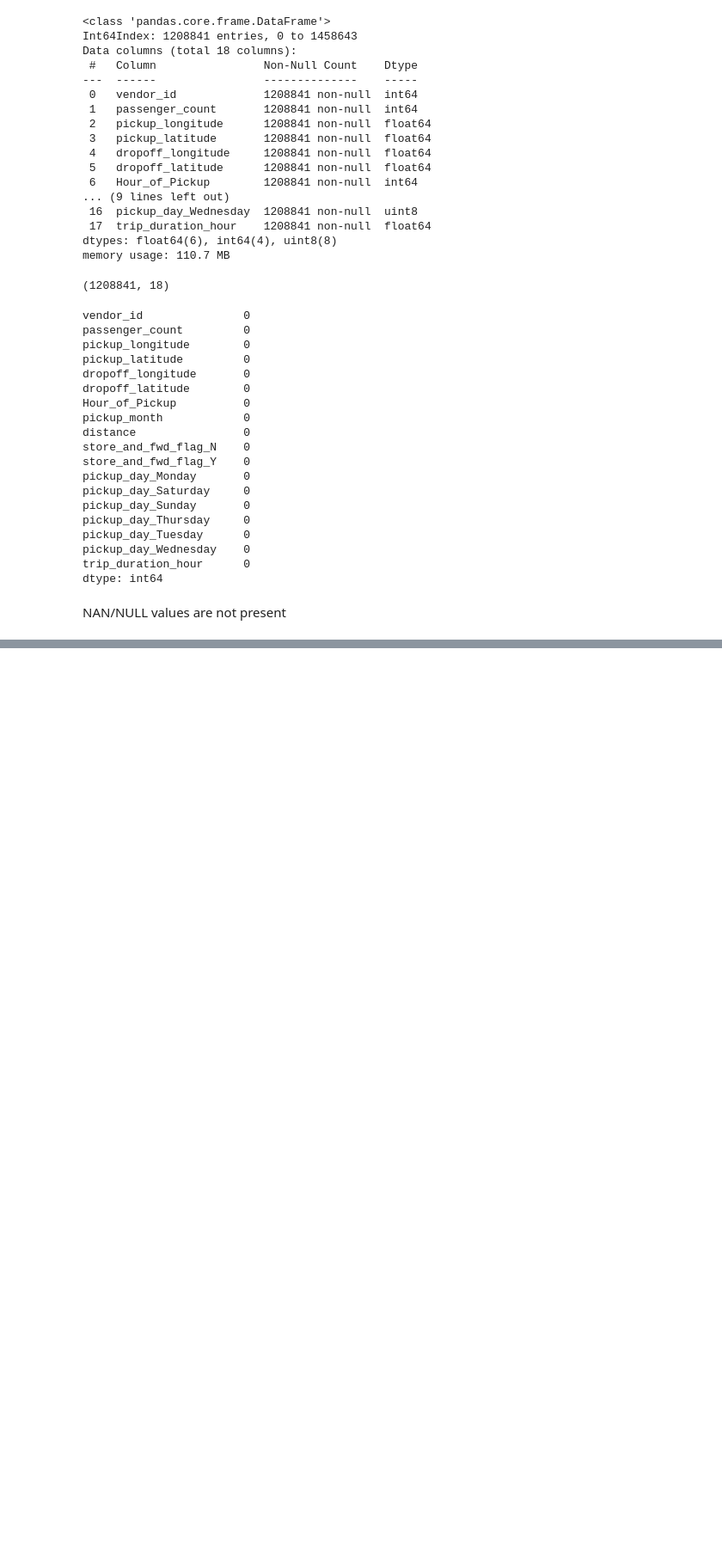
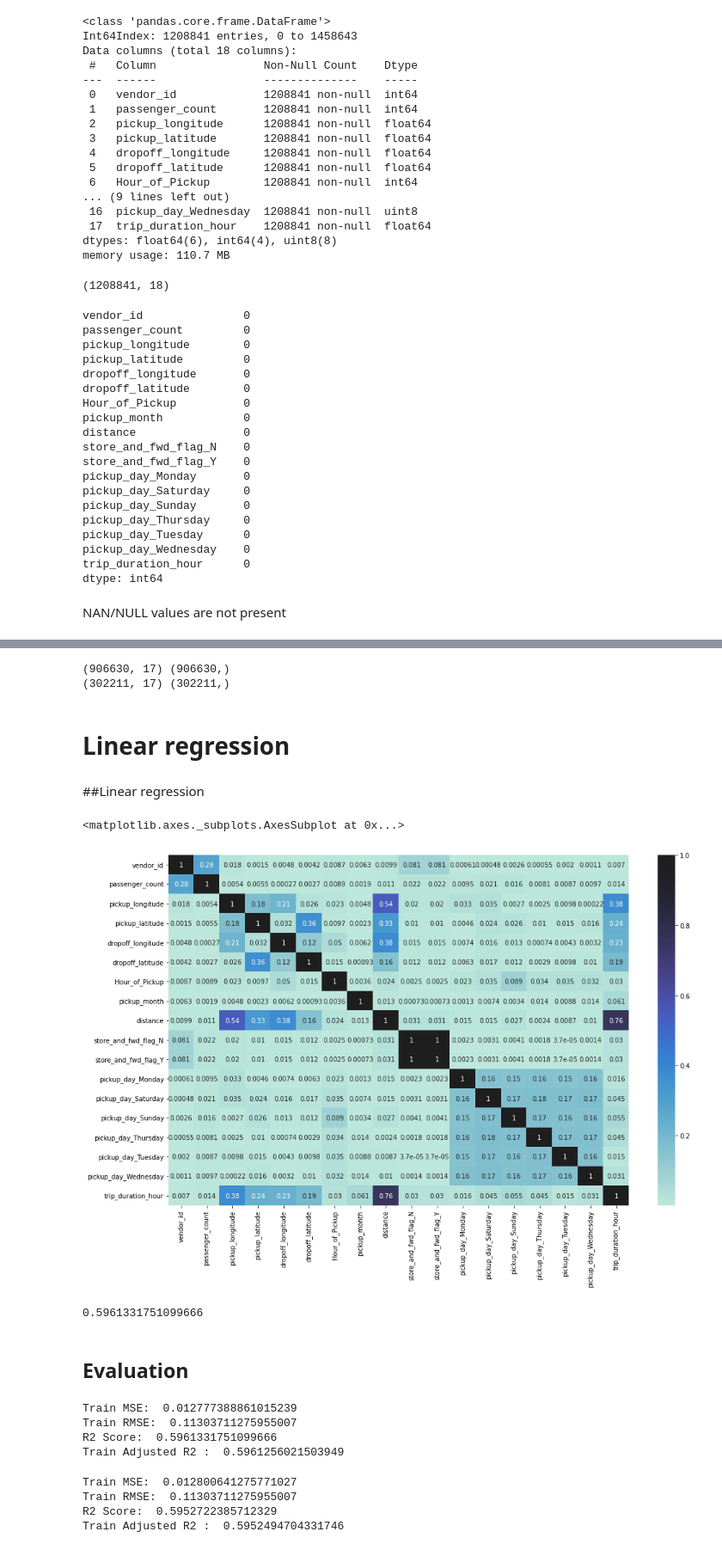
Before and after one commit to PUNEETSUBHANJI/NYC_Taxi_Trip_Time_prediction, a Jupyter notebook: NYC_Taxi_Trip_Time_prediction.ipynb, the cells around one changed output, grey strips where cells are left out. Shown at 86% size. Drawn from its saved outputs; the diff is of its cells as text; code cells hidden in the pictures; blank space fills up the shorter version.

```diff
--- a/NYC_Taxi_Trip_Time_prediction.ipynb
+++ b/NYC_Taxi_Trip_Time_prediction.ipynb
@@ -784,0 +829,26 @@ NAN/NULL values are not present
+# %%
+# Checking of the data splitted into 75-25
+print(X_train.shape,y_train.shape)
+print(X_test.shape, y_test.shape)
+# %% [output]
+(906630, 17) (906630,)
+(302211, 17) (302211,)
+# %% [markdown]
+# Linear regression
+# %% [markdown]
+##Linear regression
+# %%
+# Correlation analysis using heatmap
+plt.figure(figsize=(16,10))
+corelation =taxi_data.corr()
+sns.heatmap(abs(corelation), annot = True, center=1)
+# %% [output]
+<matplotlib.axes._subplots.AxesSubplot at 0x...>
+[figure, added]
+# %%
+# Fit into regression for train and test
+reg = LinearRegression().fit(X_train,y_train)
+
+reg.score(X_train,y_train)
+# %% [output]
+0.5961331751099666
@@ -784,0 +860,2 @@ NAN/NULL values are not present
+# %% [markdown]
+## Evaluation
@@ -784,0 +866,36 @@ NAN/NULL values are not present
+# %%
+# for train set metric
+lr_trn_mse = mean_squared_error((y_train),(y_pred_train))
+print("Train MSE: ", lr_trn_mse)
+
+lr_trn_rmse = np.sqrt(lr_trn_mse)
+print("Train RMSE: ", lr_trn_rmse)
+
+lr_trn_r2= r2_score((y_train),(y_pred_train))
+print("R2 Score: ",lr_trn_r2)
+
+lr_trn_r2_ = 1-(1-r2_score((y_train), (y_pred_train)))*((X_train.shape[0]-1)/(X_train.shape[0]-X_train.shape[1]-1))
+print("Train Adjusted R2 : ",lr_trn_r2_)
+# %% [output]
+Train MSE:  0.012777388861015239
+Train RMSE:  0.11303711275955007
+R2 Score:  0.5961331751099666
+Train Adjusted R2 :  0.5961256021503949
+# %%
+# for test set metric
+lr_tst_mse = mean_squared_error((y_test),(y_pred_test))
+print("Train MSE: ", lr_tst_mse)
+
+lr_tst_rmse = np.sqrt(lr_tst_mse)
+print("Train RMSE: ", lr_trn_rmse)
+
+lr_tst_r2= r2_score((y_test),(y_pred_test))
+print("R2 Score: ",lr_tst_r2)
+
+lr_tst_r2_ = 1-(1-r2_score((y_test), (y_pred_test)))*((X_test.shape[0]-1)/(X_test.shape[0]-X_test.shape[1]-1))
+print("Train Adjusted R2 : ",lr_tst_r2_)
+# %% [output]
+Train MSE:  0.012800641275771027
+Train RMSE:  0.11303711275955007
+R2 Score:  0.5952722385712329
+Train Adjusted R2 :  0.5952494704331746
```
Also changed, not shown: parts of 31 cells of this notebook.
